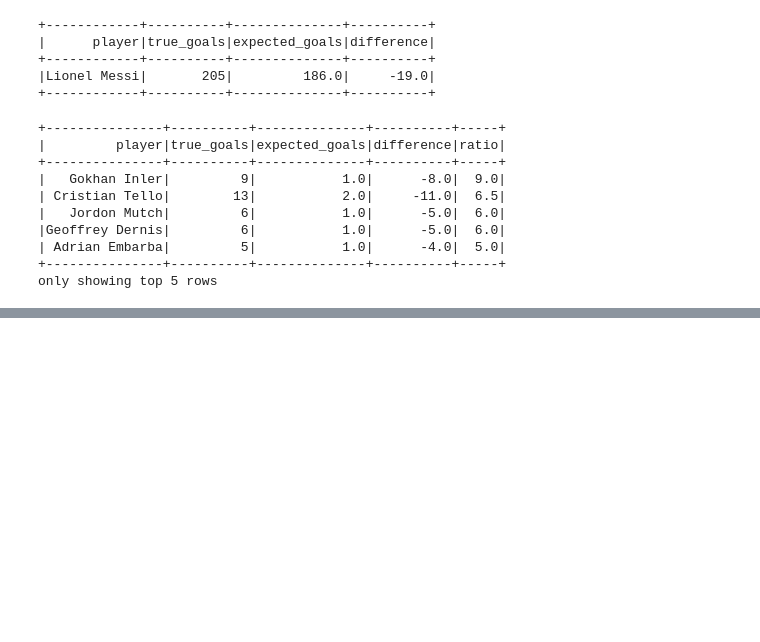
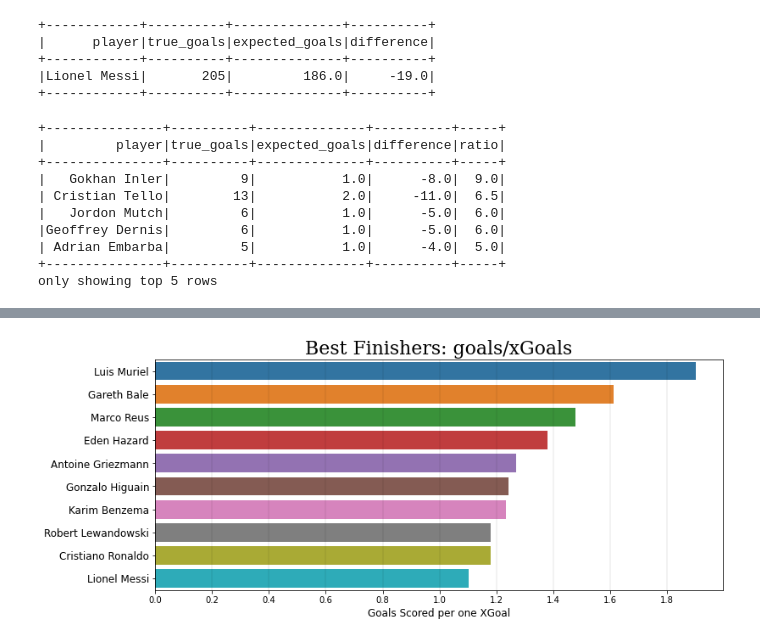
Before and after one commit to asheshd/DES-Project-xG-PySpark-ML, a Jupyter notebook: Expected_Goals_Analysis_with_PySpark_DES_Project.ipynb, the cells around one changed output, grey strips where cells are left out. Drawn from its saved outputs; the diff is of its cells as text; code cells hidden in the pictures; blank space fills up the shorter version.

```diff
--- a/Expected_Goals_Analysis_with_PySpark_DES_Project.ipynb
+++ b/Expected_Goals_Analysis_with_PySpark_DES_Project.ipynb
@@ -460,0 +487,4 @@ pred.filter(pred.prediction == 1).count()
+# %%
+graphDF = graphDF[graphDF['true_goals']>30].sort_values(['ratio', 'true_goals'], ascending=False).reset_index(drop=True)
+graphDF = graphDF[['player', 'ratio', 'true_goals', 'expected_goals', 'difference']].head(10)
+graphDF.head(10)
@@ -460,0 +503,12 @@ pred.filter(pred.prediction == 1).count()
+# %%
+fig, ax = plt.subplots(figsize=[12,5])
+ax = sns.barplot(x=graphDF['ratio'], y=graphDF['player'])
+ax.set_xticks(np.arange(0,1.9,0.2))
+ax.set_xlabel(xlabel='Goals Scored per one XGoal', fontsize=12)
+ax.set_ylabel(ylabel='')
+ax.set_yticklabels(labels=ax.get_yticklabels(), fontsize=12)
+plt.title("Best Finishers: goals/xGoals", fontsize=22, fontfamily='serif')
+ax.grid(color='black', linestyle='-', linewidth=0.1, axis='x')
+plt.show()
+# %% [output]
+[figure, added]
```
Also changed, not shown: parts of 18 cells of this notebook.
